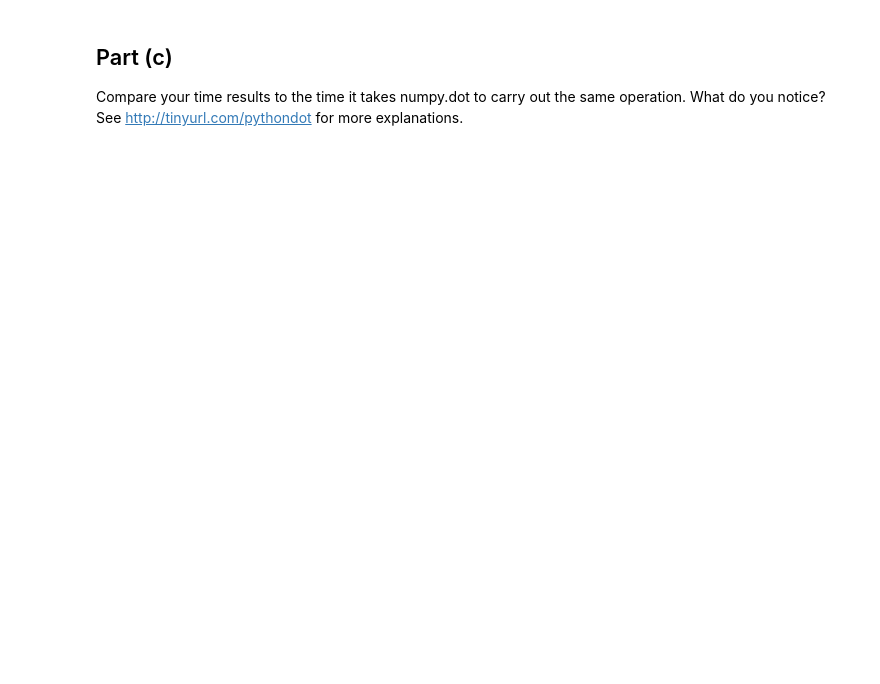
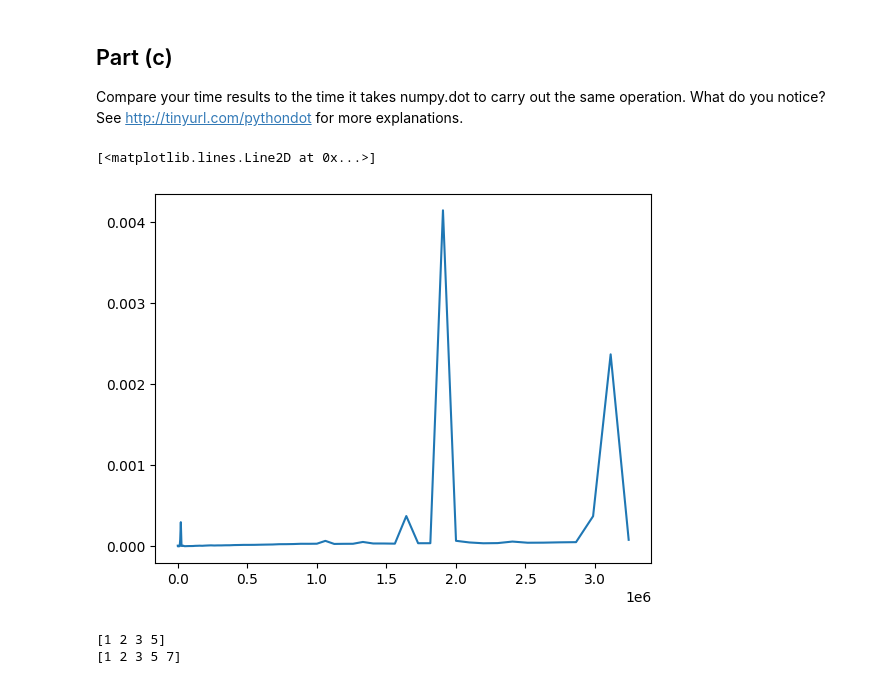
Before and after one commit to fadifarook/407-Computational-Lab, a Jupyter notebook: Intro Week/Informal0-Notebook.ipynb, the cells around one changed output. Cells and saved outputs as stored; diff of their text form; code cells hidden in the pictures; blank space fills up the shorter version.

```diff
--- a/Intro Week/Informal0-Notebook.ipynb
+++ b/Intro Week/Informal0-Notebook.ipynb
@@ -144,3 +166,37 @@ plt.plot(N_array**3, time_array)  # This is linear so clearly an N3 time taken.
 ## Part (c)
 Compare your time results to the time it takes numpy.dot to carry out the same operation. What do you notice?
 See http://tinyurl.com/pythondot for more explanations.
+# %%
+import time
+
+def multiply(N):
+
+    A = np.ones([N, N]) * 10.2
+    B = np.ones([N, N]) * 5.0
+    # C = np.zeros([N, N], float)
+
+    start = time.time()
+    C = np.dot(A, B)
+
+    return (time.time() - start)
+
+N_array = []
+time_array = []
+for N_value in range(2, 150, 2):
+    time_array.append(multiply(N_value))
+    N_array.append(N_value)
+# %%
+N_array = np.array(N_array)
+plt.plot(N_array**3, time_array)  #10000x faster
+# %% [output]
+[<matplotlib.lines.Line2D at 0x...>]
+[figure, added]
+# %%
+A = np.array([1, 2, 3, 5])
+print(A)
+
+A = np.append(A, 7)
+print(A)
+# %% [output]
+[1 2 3 5]
+[1 2 3 5 7]
```
Also changed, not shown: parts of 7 cells of this notebook.
